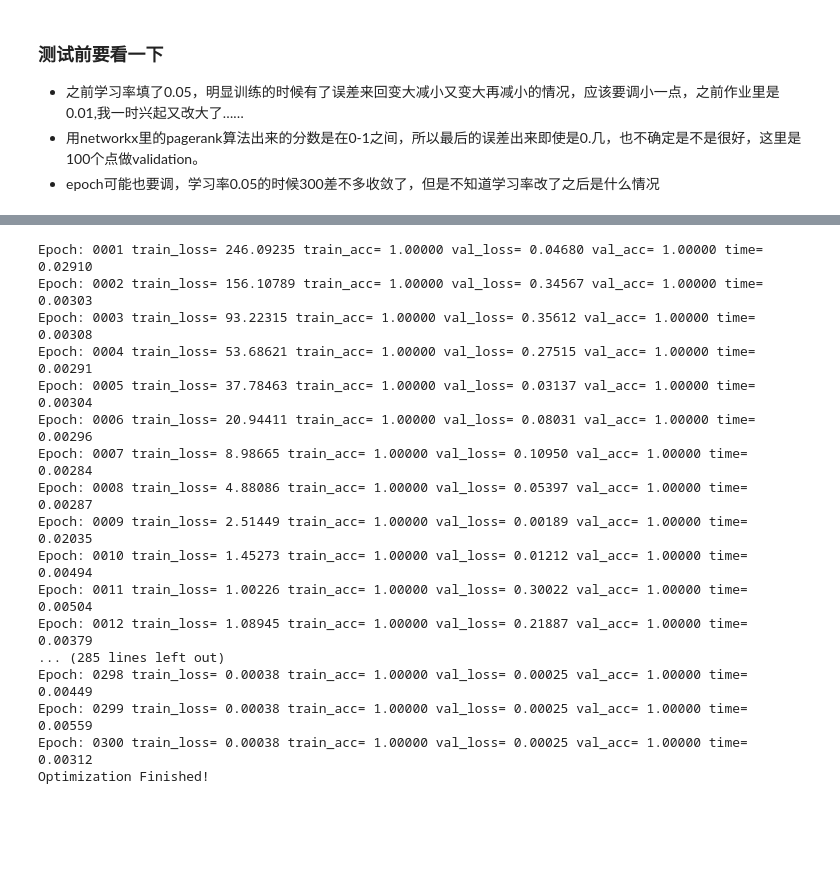
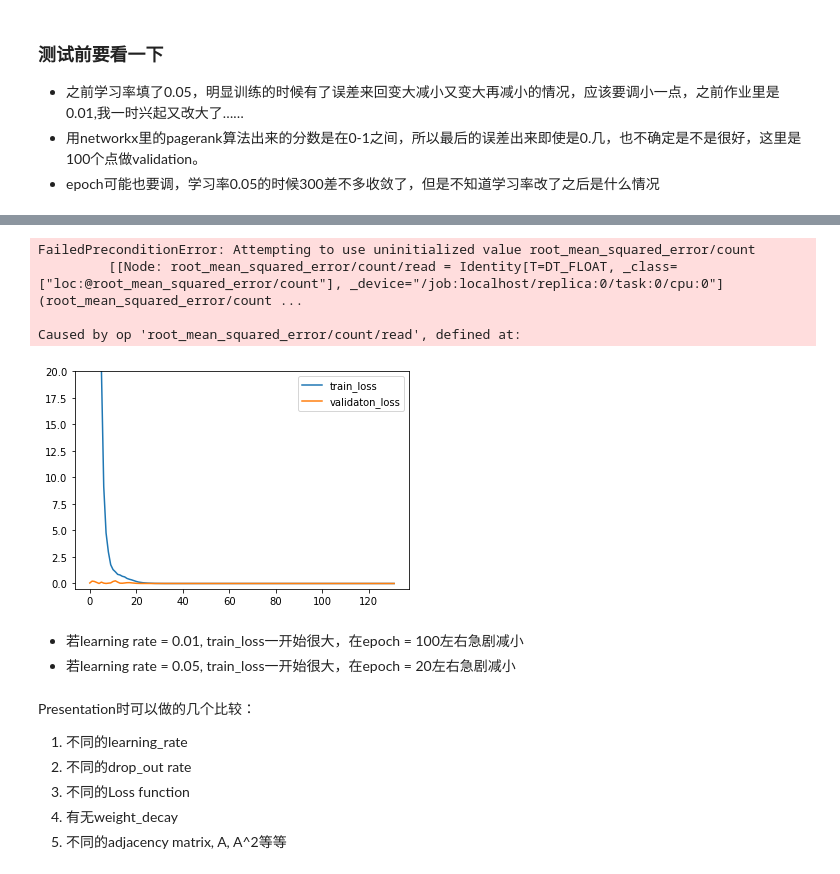
Before and after one commit to Richard-Hendricks/UIUC-Fall-2017, a Jupyter notebook: IE_532/Project/yiming_2.0_gcn.ipynb, the cells around one changed output, grey strips where cells are left out. Cells and saved outputs as stored; diff of their text form; code cells hidden in the pictures; blank space fills up the shorter version.

```diff
--- a/IE_532/Project/yiming_2.0_gcn.ipynb
+++ b/IE_532/Project/yiming_2.0_gcn.ipynb
@@ -40,7 +40,7 @@ G_temp = nx.barabasi_albert_graph(1000, 1)
 G = nx.DiGraph()
 G.add_edges_from(G_temp.edges())
 
-pr = nx.pagerank(G, alpha = 0.85)
+pr = nx.pagerank(G, alpha = 0.86)
 for i in pr.keys():
     G[i]['score']=pr[i]
 # %%
@@ -93,16 +95,4 @@ flags.DEFINE_integer('max_degree', 3, 'Maximum Chebyshev polynomial degree.')
 # %%
-def masked_softmax_cross_entropy(preds, labels, mask):
-    """Softmax cross-entropy loss with masking."""
-    # Measures the probability error in discrete classification tasks in which the classes are mutually exclusive
-    # 这里还可以试别的loss function
-    loss = tf.nn.softmax_cross_entropy_with_logits(logits=preds, labels=labels)
-    mask = tf.cast(mask, dtype=tf.float32)
-    mask /= tf.reduce_mean(mask)
-    loss *= mask
-    return tf.reduce_mean(loss)
-
-#--------------- Your code here --------------#
-
 def masked_mean_square_error(preds,labels,mask):
     """L2 loss with masking."""
     loss = tf.nn.l2_loss(preds - labels)
@@ -112,8 +102,16 @@ def masked_mean_square_error(preds,labels,mask):
     loss *= mask
     return tf.reduce_mean(loss)
 
+# 定义另一个loss function
+def masked_absolute_difference(preds,labels,mask):
+    """Log Loss with masking"""
+    loss = tf.losses.absolute_difference(labels = labels, predictions = preds)
+    mask = tf.cast(mask, dtype=tf.float32)
+    mask /= tf.reduce_mean(mask)
+    loss *= mask
+    return tf.reduce_mean(loss)
 
-#--------------------------------------------#
+#--------------------Evaluation function------------------------#
 
 def masked_accuracy(preds, labels, mask):
     """Accuracy with masking."""
@@ -123,3 +121,12 @@ def masked_accuracy(preds, labels, mask):
     mask /= tf.reduce_mean(mask)
     accuracy_all *= mask
     return tf.reduce_mean(accuracy_all)
+
+## 因为response是continuous，是不是应该用RMSE instead of accuracy? (accuracy是针对分类问题)
+def masked_accuracy(preds, labels, mask):
+    """Root Mean Square Error with masking"""
+    rmse = tf.metrics.root_mean_squared_error(labels = labels, predictions = preds)
+    mask = tf.cast(mask, dtype=tf.float32)
+    mask /= tf.reduce_mean(mask)
+    rmse *= mask
+    return tf.reduce_mean(rmse)
@@ -294,20 +305,31 @@ for epoch in range(FLAGS.epochs):
 
 print("Optimization Finished!")
 # %% [output]
-Epoch: 0001 train_loss= 246.09235 train_acc= 1.00000 val_loss= 0.04680 val_acc= 1.00000 time= 0.02910
-Epoch: 0002 train_loss= 156.10789 train_acc= 1.00000 val_loss= 0.34567 val_acc= 1.00000 time= 0.00303
-Epoch: 0003 train_loss= 93.22315 train_acc= 1.00000 val_loss= 0.35612 val_acc= 1.00000 time= 0.00308
-Epoch: 0004 train_loss= 53.68621 train_acc= 1.00000 val_loss= 0.27515 val_acc= 1.00000 time= 0.00291
-Epoch: 0005 train_loss= 37.78463 train_acc= 1.00000 val_loss= 0.03137 val_acc= 1.00000 time= 0.00304
-Epoch: 0006 train_loss= 20.94411 train_acc= 1.00000 val_loss= 0.08031 val_acc= 1.00000 time= 0.00296
-Epoch: 0007 train_loss= 8.98665 train_acc= 1.00000 val_loss= 0.10950 val_acc= 1.00000 time= 0.00284
-Epoch: 0008 train_loss= 4.88086 train_acc= 1.00000 val_loss= 0.05397 val_acc= 1.00000 time= 0.00287
-Epoch: 0009 train_loss= 2.51449 train_acc= 1.00000 val_loss= 0.00189 val_acc= 1.00000 time= 0.02035
-Epoch: 0010 train_loss= 1.45273 train_acc= 1.00000 val_loss= 0.01212 val_acc= 1.00000 time= 0.00494
-Epoch: 0011 train_loss= 1.00226 train_acc= 1.00000 val_loss= 0.30022 val_acc= 1.00000 time= 0.00504
-Epoch: 0012 train_loss= 1.08945 train_acc= 1.00000 val_loss= 0.21887 val_acc= 1.00000 time= 0.00379
-... (285 lines left out)
-Epoch: 0298 train_loss= 0.00038 train_acc= 1.00000 val_loss= 0.00025 val_acc= 1.00000 time= 0.00449
-Epoch: 0299 train_loss= 0.00038 train_acc= 1.00000 val_loss= 0.00025 val_acc= 1.00000 time= 0.00559
-Epoch: 0300 train_loss= 0.00038 train_acc= 1.00000 val_loss= 0.00025 val_acc= 1.00000 time= 0.00312
-Optimization Finished!
+FailedPreconditionError: Attempting to use uninitialized value root_mean_squared_error/count
+         [[Node: root_mean_squared_error/count/read = Identity[T=DT_FLOAT, _class=["loc:@root_mean_squared_error/count"], _device="/job:localhost/replica:0/task:0/cpu:0"](root_mean_squared_error/count ...
+
+Caused by op 'root_mean_squared_error/count/read', defined at:
+# %%
+import matplotlib.pyplot as plt
+plt.figure()
+# plt.plot(train_accuracy,label = 'train_accuracy')
+plt.plot(train_loss,label = 'train_loss')
+# plt.plot(validation_accuracy, label='validation_accuracy')
+plt.plot(validation_loss,label='validaton_loss')
+plt.ylim(-0.5, 20)
+plt.legend()
+plt.savefig("mse_learning0.05.png")
+plt.show()
+# %% [output]
+[figure, added]
+# %% [markdown]
+- 若learning rate = 0.01, train_loss一开始很大，在epoch = 100左右急剧减小
+- 若learning rate = 0.05, train_loss一开始很大，在epoch = 20左右急剧减小
+# %% [markdown]
+Presentation时可以做的几个比较：
+
+1. 不同的learning_rate
+2. 不同的drop_out rate
+3. 不同的Loss function
+4. 有无weight_decay
+5. 不同的adjacency matrix, A, A^2等等
```
Also changed, not shown: parts of 5 cells of this notebook.
